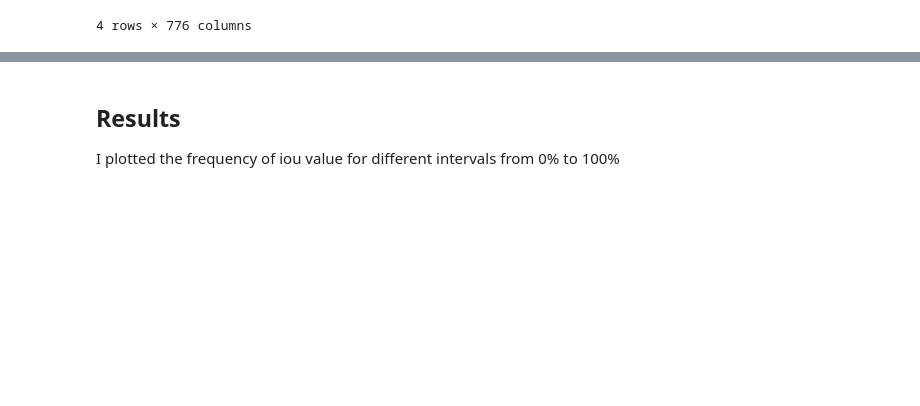
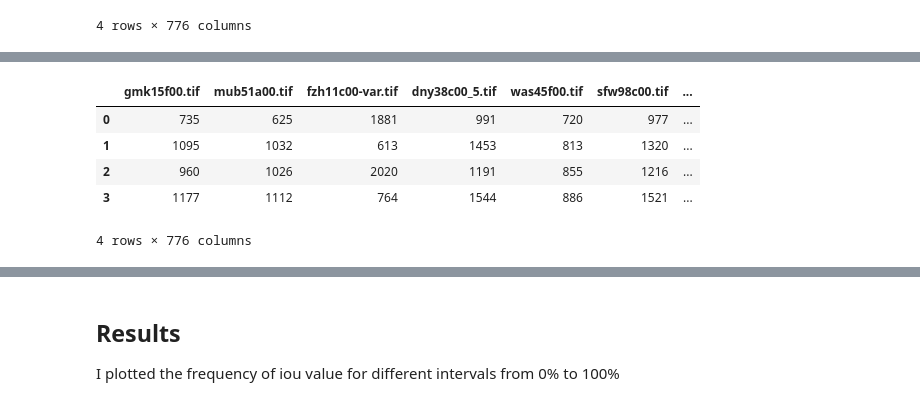
Before and after one commit to Purefekt/signature-detection-and-extraction, a Jupyter notebook: evaluating_different_signature_detection_methods.ipynb, the cells around one changed output, grey strips where cells are left out. Drawn from its saved outputs; the diff is of its cells as text; code cells hidden in the pictures; blank space fills up the shorter version.

```diff
--- a/evaluating_different_signature_detection_methods.ipynb
+++ b/evaluating_different_signature_detection_methods.ipynb
@@ -539,0 +576,11 @@ iou_4_values_json
+# %%
+# Show calculated bbox values for method 6
+calculated_6_values_json = pd.read_json('evaluation/calculated_bbox_6.json')
+calculated_6_values_json
+# %% [output]
+|  | gmk15f00.tif | mub51a00.tif | fzh11c00-var.tif | dny38c00_5.tif | was45f00.tif | sfw98c00.tif | ... |
+| 0 | 735 | 625 | 1881 | 991 | 720 | 977 | ... |
+| 1 | 1095 | 1032 | 613 | 1453 | 813 | 1320 | ... |
+| 2 | 960 | 1026 | 2020 | 1191 | 855 | 1216 | ... |
+| 3 | 1177 | 1112 | 764 | 1544 | 886 | 1521 | ... |
+4 rows × 776 columns
```
Also changed, not shown: parts of 33 cells of this notebook, 25 other files.
